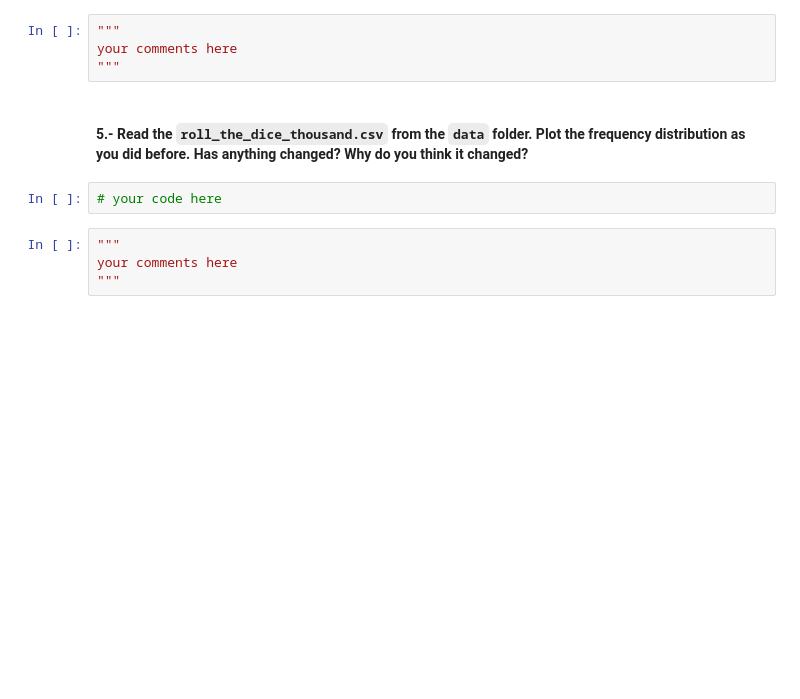
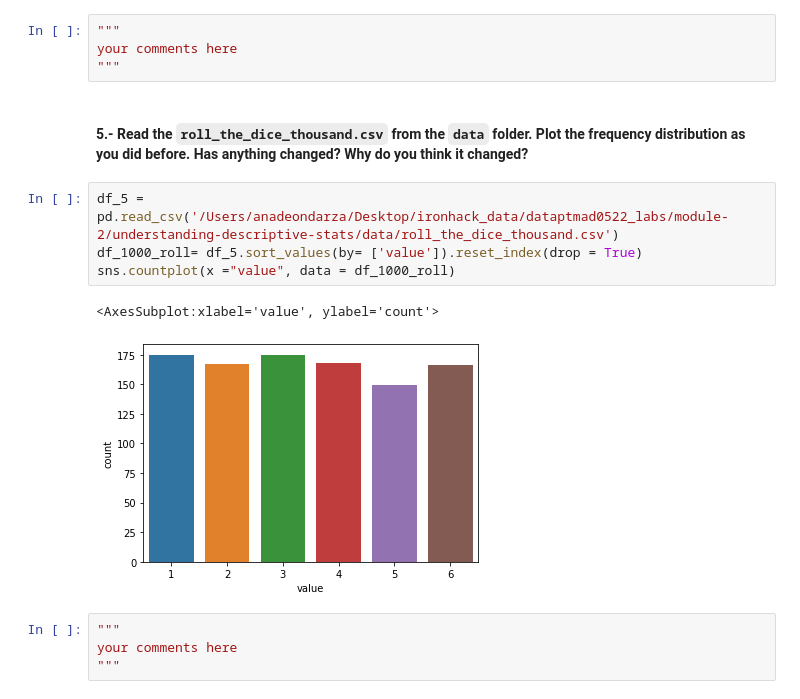
Before and after one commit to anadeondarza/dataptmad0522_labs, a Jupyter notebook: module-2/understanding-descriptive-stats/your-code/main.ipynb, the cells around one changed output. Cells and saved outputs as stored; diff of their text form; blank space fills up the shorter version.

```diff
--- a/module-2/understanding-descriptive-stats/your-code/main.ipynb
+++ b/module-2/understanding-descriptive-stats/your-code/main.ipynb
@@ -189,8 +193,13 @@ your comments here
 """
 # %% [markdown]
 #### 5.- Read the `roll_the_dice_thousand.csv` from the `data` folder. Plot the frequency distribution as you did before. Has anything changed? Why do you think it changed?
-# %%
-# your code here
+# %%
+df_5 = pd.read_csv('/Users/anadeondarza/Desktop/ironhack_data/dataptmad0522_labs/module-2/understanding-descriptive-stats/data/roll_the_dice_thousand.csv')
+df_1000_roll= df_5.sort_values(by= ['value']).reset_index(drop = True)
+sns.countplot(x ="value", data = df_1000_roll)
+# %% [output]
+<AxesSubplot:xlabel='value', ylabel='count'>
+[figure, added]
 # %%
 """
 your comments here
```
Also changed, not shown: parts of 31 cells of this notebook.
